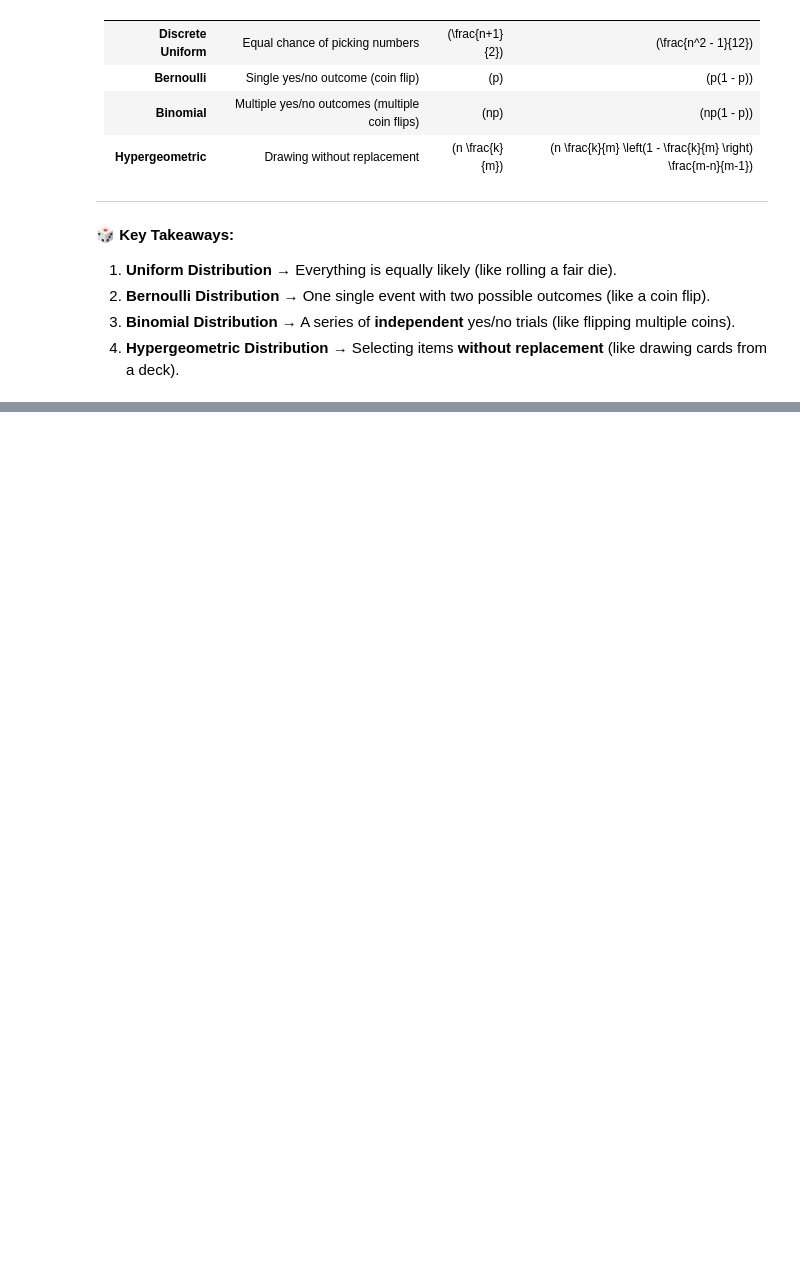
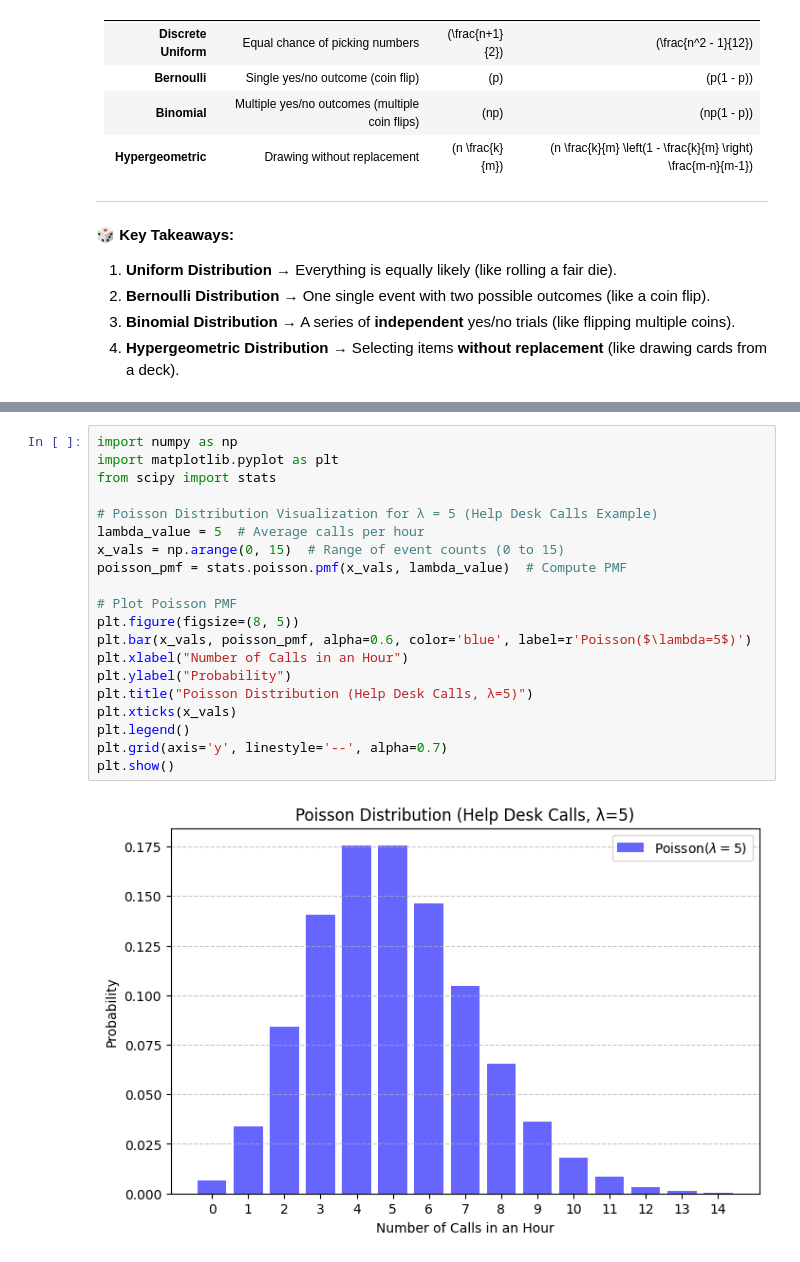
Before and after one commit to Amehroke/GaTech_BayesianStats, a Jupyter notebook: Notes/Hw3_Notes.ipynb, the cells around one changed output, grey strips where cells are left out. Saved outputs shown, nothing was run; the diff lists cells and outputs as text; blank space fills up the shorter version.

```diff
--- a/Notes/Hw3_Notes.ipynb
+++ b/Notes/Hw3_Notes.ipynb
@@ -366,0 +397,22 @@ $$
+# %%
+import numpy as np
+import matplotlib.pyplot as plt
+from scipy import stats
+
+# Poisson Distribution Visualization for λ = 5 (Help Desk Calls Example)
+lambda_value = 5  # Average calls per hour
+x_vals = np.arange(0, 15)  # Range of event counts (0 to 15)
+poisson_pmf = stats.poisson.pmf(x_vals, lambda_value)  # Compute PMF
+
+# Plot Poisson PMF
+plt.figure(figsize=(8, 5))
+plt.bar(x_vals, poisson_pmf, alpha=0.6, color='blue', label=r'Poisson($\lambda=5$)')
+plt.xlabel("Number of Calls in an Hour")
+plt.ylabel("Probability")
+plt.title("Poisson Distribution (Help Desk Calls, λ=5)")
+plt.xticks(x_vals)
+plt.legend()
+plt.grid(axis='y', linestyle='--', alpha=0.7)
+plt.show()
+# %% [output]
+[figure, added]
```
Also changed, not shown: parts of 4 cells of this notebook, 1 other file.
